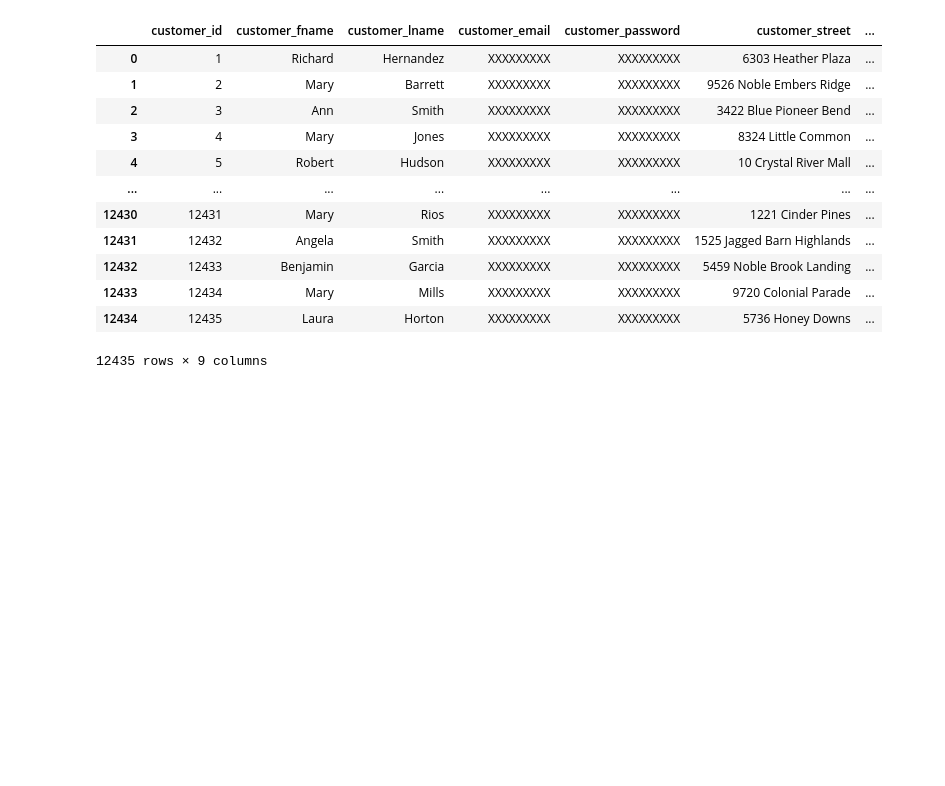
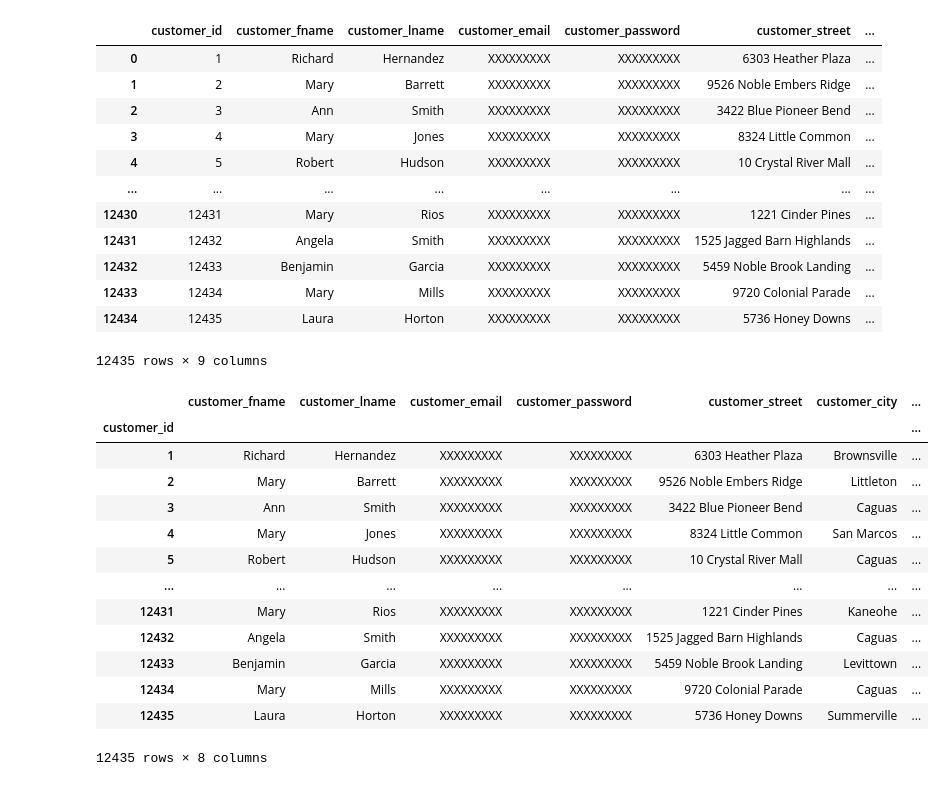
Before and after one commit to ranit532/data, a Jupyter notebook: py scripts/Joining Data In Pandas Dataframe.ipynb, the cells around one changed output. Saved outputs shown, nothing was run; the diff lists cells and outputs as text; code cells hidden in the pictures; blank space fills up the shorter version.

```diff
--- a/py scripts/Joining Data In Pandas Dataframe.ipynb
+++ b/py scripts/Joining Data In Pandas Dataframe.ipynb
@@ -70,3 +103,21 @@ customers
 | 12433 | 12434 | Mary | Mills | XXXXXXXXX | XXXXXXXXX | 9720 Colonial Parade | ... |
 | 12434 | 12435 | Laura | Horton | XXXXXXXXX | XXXXXXXXX | 5736 Honey Downs | ... |
 12435 rows × 9 columns
+# %%
+# To perform joins in dataframes, we have to first set index on the columns that we want to join on
+customers.set_index('customer_id')
+# %% [output]
+|  | customer_fname | customer_lname | customer_email | customer_password | customer_street | customer_city | ... |
+| customer_id |  |  |  |  |  |  | ... |
+| 1 | Richard | Hernandez | XXXXXXXXX | XXXXXXXXX | 6303 Heather Plaza | Brownsville | ... |
+| 2 | Mary | Barrett | XXXXXXXXX | XXXXXXXXX | 9526 Noble Embers Ridge | Littleton | ... |
+| 3 | Ann | Smith | XXXXXXXXX | XXXXXXXXX | 3422 Blue Pioneer Bend | Caguas | ... |
+| 4 | Mary | Jones | XXXXXXXXX | XXXXXXXXX | 8324 Little Common | San Marcos | ... |
+| 5 | Robert | Hudson | XXXXXXXXX | XXXXXXXXX | 10 Crystal River Mall | Caguas | ... |
+| ... | ... | ... | ... | ... | ... | ... | ... |
+| 12431 | Mary | Rios | XXXXXXXXX | XXXXXXXXX | 1221 Cinder Pines | Kaneohe | ... |
+| 12432 | Angela | Smith | XXXXXXXXX | XXXXXXXXX | 1525 Jagged Barn Highlands | Caguas | ... |
+| 12433 | Benjamin | Garcia | XXXXXXXXX | XXXXXXXXX | 5459 Noble Brook Landing | Levittown | ... |
+| 12434 | Mary | Mills | XXXXXXXXX | XXXXXXXXX | 9720 Colonial Parade | Caguas | ... |
+| 12435 | Laura | Horton | XXXXXXXXX | XXXXXXXXX | 5736 Honey Downs | Summerville | ... |
+12435 rows × 8 columns
```
Also changed, not shown: parts of 8 cells of this notebook, 3 other files.
